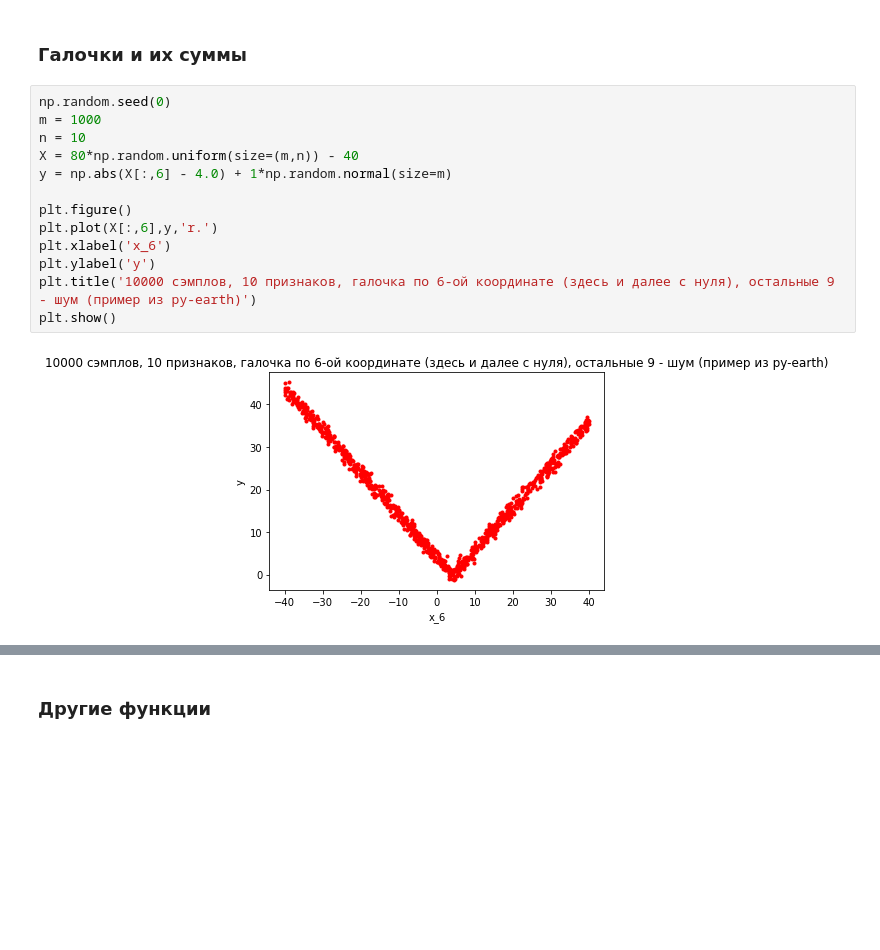
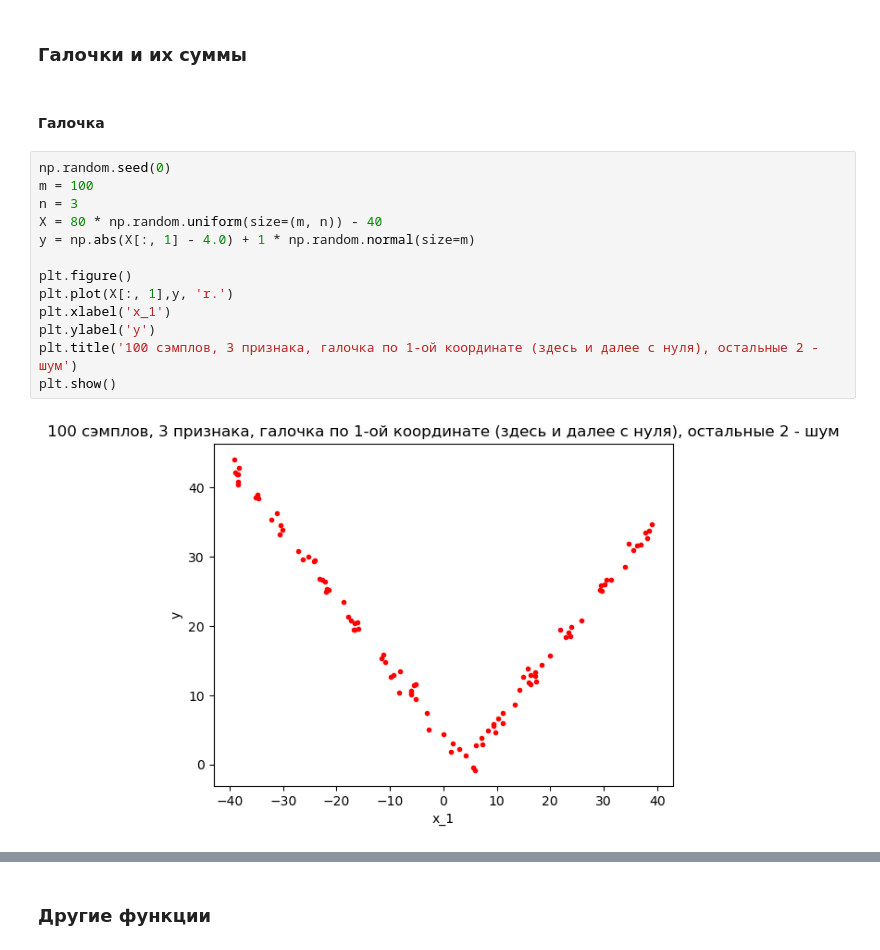
Before and after one commit to victorkitov/marsera, a Jupyter notebook: mars_datasets.ipynb, the cells around one changed output, grey strips where cells are left out. Cells and saved outputs as stored; diff of their text form; blank space fills up the shorter version.

```diff
--- a/mars_datasets.ipynb
+++ b/mars_datasets.ipynb
@@ -8,17 +28,19 @@ from mars_module import Earth
 # %% [markdown]
 ### Галочки и их суммы
+# %% [markdown]
+#### Галочка
 # %%
 np.random.seed(0)
-m = 1000
-n = 10
-X = 80*np.random.uniform(size=(m,n)) - 40
-y = np.abs(X[:,6] - 4.0) + 1*np.random.normal(size=m)
+m = 100
+n = 3
+X = 80 * np.random.uniform(size=(m, n)) - 40
+y = np.abs(X[:, 1] - 4.0) + 1 * np.random.normal(size=m)
 
 plt.figure()
-plt.plot(X[:,6],y,'r.')
-plt.xlabel('x_6')
+plt.plot(X[:, 1],y, 'r.')
+plt.xlabel('x_1')
 plt.ylabel('y')
-plt.title('10000 сэмплов, 10 признаков, галочка по 6-ой координате (здесь и далее с нуля), остальные 9 - шум (пример из py-earth)')
+plt.title('100 сэмплов, 3 признака, галочка по 1-ой координате (здесь и далее с нуля), остальные 2 - шум')
 plt.show()
 # %% [output]
-[figure, old version]
+[figure, new version]
```
Also changed, not shown: parts of 29 cells of this notebook, 1 other file.
